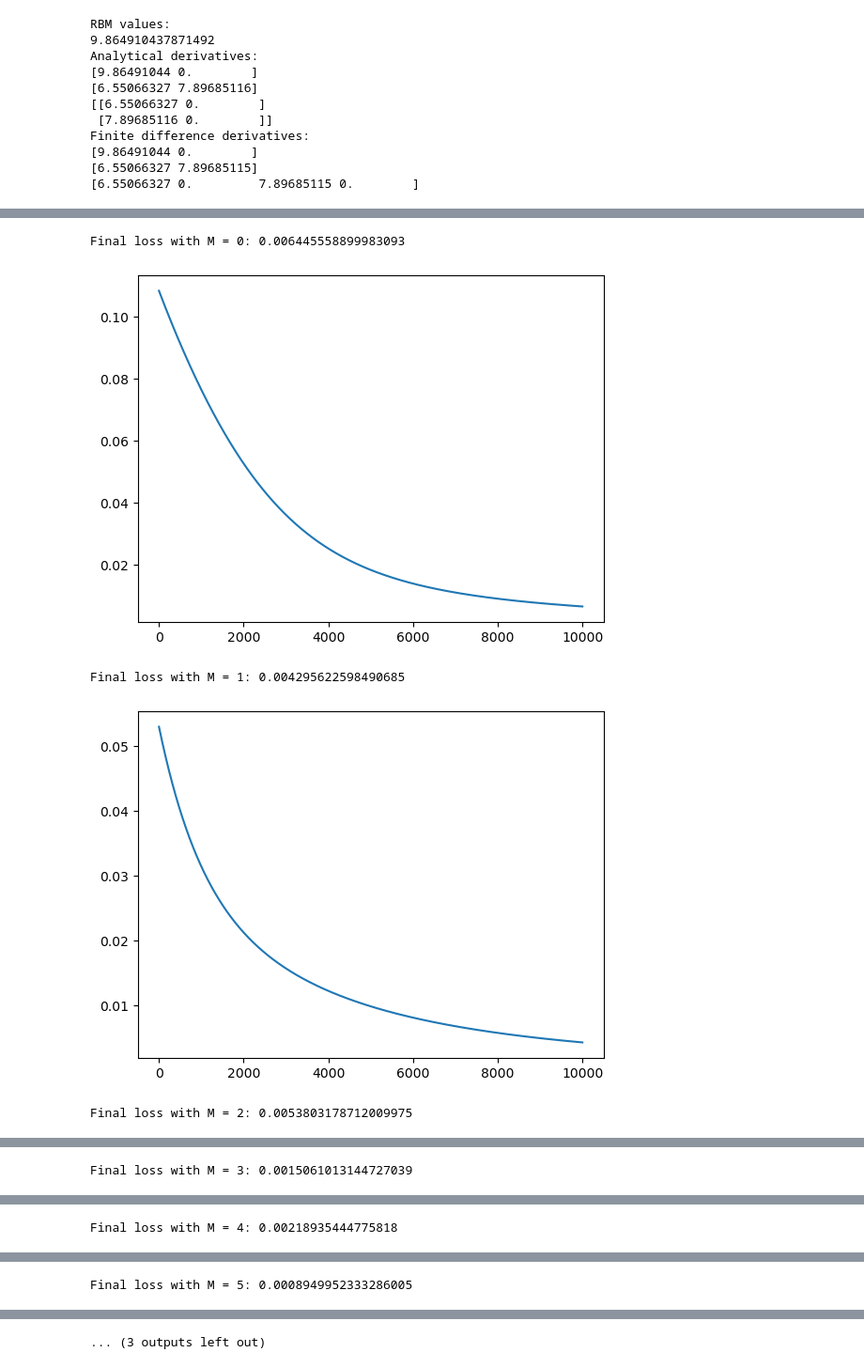
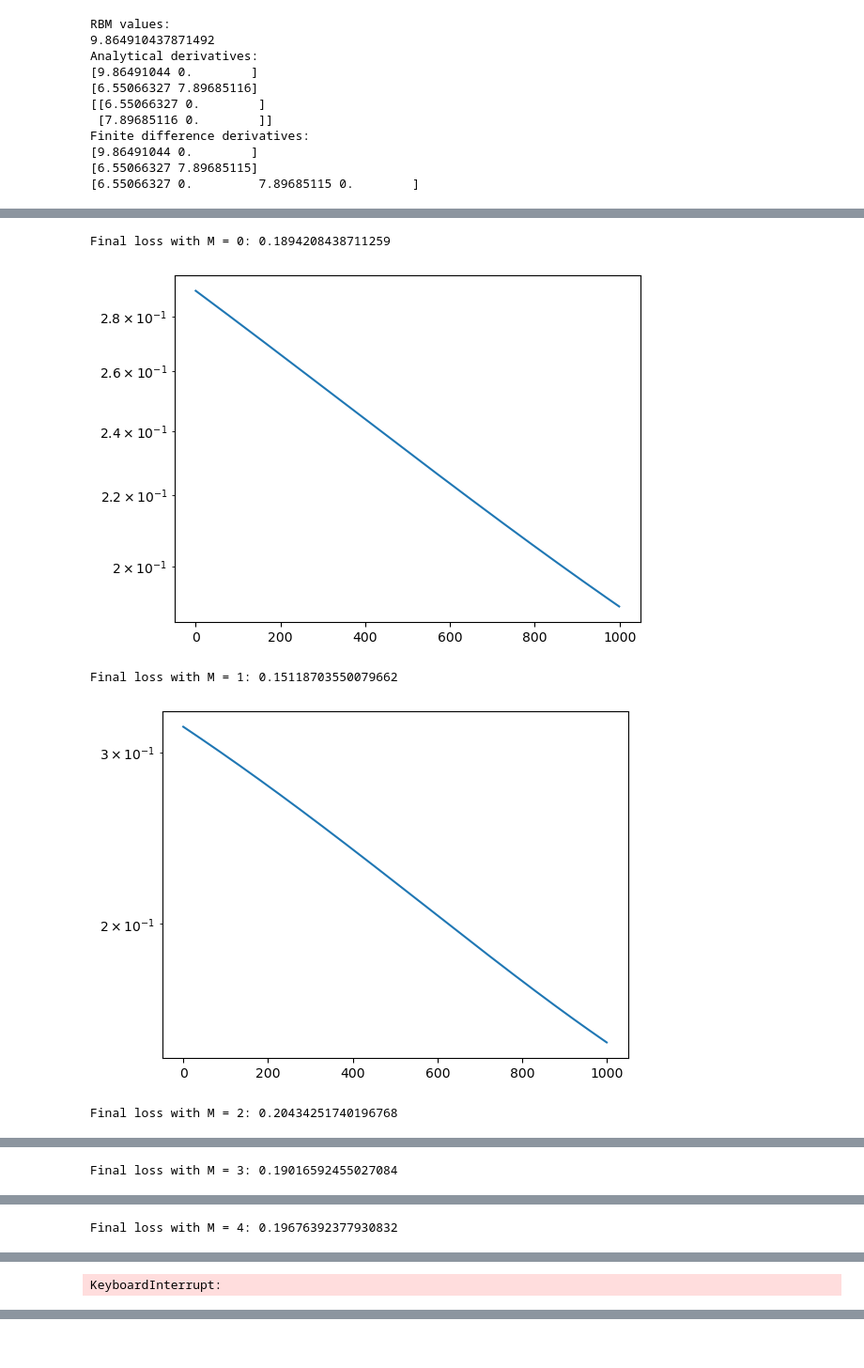
Before and after one commit to Ultiminati/variationalwavefunction, a Jupyter notebook: main.ipynb, the cells around one changed output, grey strips where cells are left out. Shown at 94% size. Drawn from its saved outputs; the diff is of its cells as text; code cells hidden in the pictures.

```diff
--- a/main.ipynb
+++ b/main.ipynb
@@ -103,22 +126,35 @@ def loss(phi, theta):
     return l/2
 # %%
 def diff_loss(phi, theta):
-    N = len(phi)
-    magnitude = np.linalg.norm([rbm_phi_theta(np.eye(N)[j], theta) for j in range(N)])
+    N = int(np.log2(len(phi)))
+    general_state = all_states(N)
+    length = len(general_state)
+    magnitude = np.linalg.norm([rbm_phi_theta(general_state[j], theta) for j in range(length)])
     d = 0
-    for i in range(N):
-        si = np.eye(N)[i]
-        d += (phi[i] - rbm_phi_theta(si, theta)/magnitude) * -(grad_rbm_phi_theta(si, theta)/magnitude - phi[i] * np.sum([grad_rbm_phi_theta(np.eye(N)[j], theta)*rbm_phi_theta(np.eye(N)[j], theta) for j in range(N)])/magnitude**3)
+    for i in range(length):
+        si = general_state[i]
+        d += (phi[i] - rbm_phi_theta(si, theta)/magnitude) * -(grad_rbm_phi_theta(si, theta)/magnitude - phi[i] * np.sum([grad_rbm_phi_theta(general_state[j], theta)*rbm_phi_theta(general_state[j], theta) for j in range(length)])/magnitude**3)
     return d
 # %%
-def gradient_descent(phi, M, learning_rate, max_iter):
-    N = len(phi)
-    theta = np.random.rand(N + M*(N+1))
+def gradient_descent(phi, M, learning_rate, max_iter = 10000, autoTerminate = False):
+    N = int(np.log2(len(phi)))
+    theta = np.random.rand(N + M*(N+1))# + 1j*np.random.rand(N + M*(N+1))
     learned_theta = np.copy(theta)
     losses = []
-    for _ in range(max_iter):
+    iteration = 0
+    while True:
+        if autoTerminate:
+            # when loss is not decreasing much, we stop
+            if len(losses) > 1 and losses[-2] - losses[-1] < 1e-6:
+                break
+        else:
+            iteration += 1
+            if iteration > max_iter:
+                break
         learned_theta -= learning_rate * diff_loss(phi, learned_theta)
         losses.append(loss(phi, learned_theta))
+
+
     return theta, learned_theta, losses
 # %%
 # N, M = 3, 6
@@ -138,12 +174,14 @@ def gradient_descent(phi, M, learning_rate, max_iter):
 import matplotlib.pyplot as plt
 
 def plot_phi_theta(phi, theta, label="phi_theta"):
-    N = len(phi)
+    N = int(np.log2(len(phi)))
     x = np.linspace(0, N-1, N)
-    magnitude = np.linalg.norm([rbm_phi_theta(np.eye(N)[j], theta) for j in range(N)])
-    y = [rbm_phi_theta(np.eye(N)[i], theta)/magnitude for i in range(N)]
+    general_state = all_states(N)
+    length = len(general_state)
+    magnitude = np.linalg.norm([rbm_phi_theta(general_state[j], theta) for j in range(length)])
+    y = [rbm_phi_theta(general_state[i], theta)/magnitude for i in range(length)]
     plt.plot(x, y, label=label)
-    y = [phi[i] for i in range(N)]
+    y = [phi[i] for i in range(length)]
     plt.plot(x, y, label="phi")
     plt.legend()
     plt.show()
@@ -153,20 +191,21 @@ def plot_phi_theta(phi, theta, label="phi_theta"):
 # %%
 N, M = 4, 0
 phi= create_random_state(N)
 l = 1
 while l > 0.001:
-    random_theta, new_theta, losses = gradient_descent(phi, M, 0.001, 10000)
+    random_theta, new_theta, losses = gradient_descent(phi, M, 0.001, 1000)
     l = loss(phi, new_theta)
     print(f"Final loss with M = {M}:", l)
     M += 1
     plt.plot(losses)
+    plt.yscale("log")
     plt.show()
 print("The ratio M/N needed to get a loss below 0.001 is", M/N)
 plot_phi_theta(phi, random_theta, label = "Initial random theta")
 plot_phi_theta(phi, new_theta, label = "Final theta")
 # %% [output]
-Final loss with M = 0: 0.006445558899983093
+Final loss with M = 0: 0.1894208438711259
-[figure, old version]
+[figure, new version]
-Final loss with M = 1: 0.004295622598490685
+Final loss with M = 1: 0.15118703550079662
-[figure, old version]
+[figure, new version]
-Final loss with M = 2: 0.0053803178712009975
+Final loss with M = 2: 0.20434251740196768
@@ -174 +213 @@ Final loss with M = 2: 0.0053803178712009975
-Final loss with M = 3: 0.0015061013144727039
+Final loss with M = 3: 0.19016592455027084
@@ -176 +215 @@ Final loss with M = 3: 0.0015061013144727039
-Final loss with M = 4: 0.00218935444775818
+Final loss with M = 4: 0.19676392377930832
@@ -178 +217 @@ Final loss with M = 4: 0.00218935444775818
-Final loss with M = 5: 0.0008949952333286005
+KeyboardInterrupt:
@@ -180 +217,0 @@ Final loss with M = 5: 0.0008949952333286005
-... (3 outputs left out)
```
Also changed, not shown: parts of 4 cells of this notebook.
